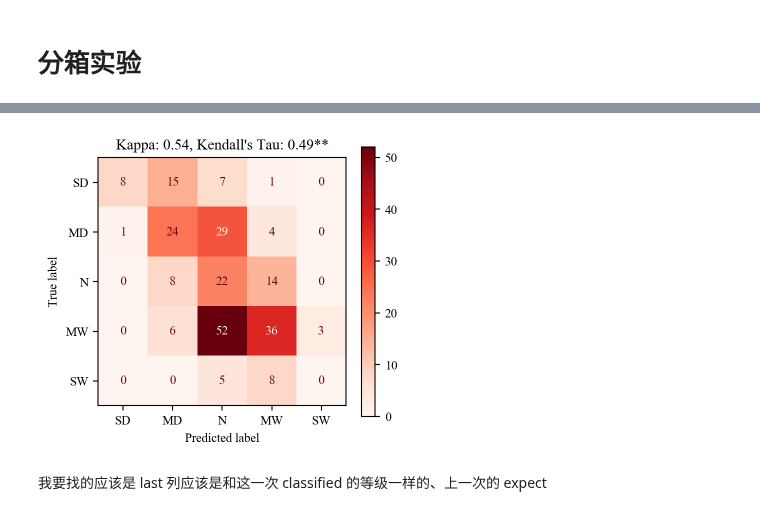
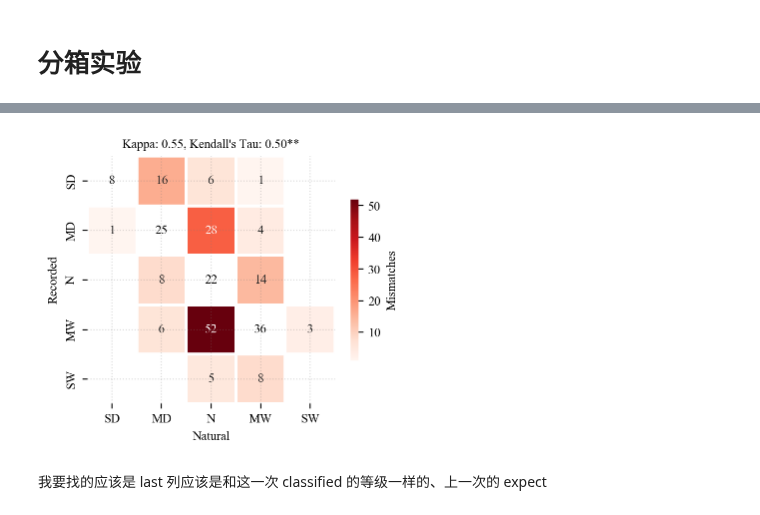
Before and after one commit to SongshGeo/shifting_baseline, a Jupyter notebook: reports/boxes.ipynb, the cells around one changed output, grey strips where cells are left out. Cells and saved outputs as stored; diff of their text form; code cells hidden in the pictures.

```diff
--- a/reports/boxes.ipynb
+++ b/reports/boxes.ipynb
@@ -75,42 +72,57 @@ Sampling 4 chains for 1_000 tune and 2_000 draw iterations (4_000 + 8_000 draws
 # %%
-from past1000.viz.plot import plot_confusion_matrix
+from past1000.utils.plot import plot_confusion_matrix
+from past1000.calibration import notna_confusion_matrix, mismatch_stats, dropna_series
 from past1000.filters import classify
-from past1000.utils.calc import detrend_with_nan
-import seaborn as sns
 import matplotlib.pyplot as plt
 
-from past1000.api.series import HistoricalRecords
+from past1000.data import HistoricalRecords
 from mksci_font import config_font
+from past1000.constants import END, LEVELS, STAGE1, TICK_LABELS
 
+config_font({"font.size": 9})
 palette = plt.get_cmap("coolwarm").reversed()
 
-config_font({"font.size": 9})
-START = 1000
-STAGE1 = 1469
-STAGE2 = 1659
-END = 1949
-LABELS = ["1000-1469", "1469-1649", "1649-1949", "1949-2020"]
-SLICE = slice(STAGE1, END)
-
-# The commented out code is creating an instance of the `HistoricalRecords` class from the `past1000.api.series` module. It is passing the `shp_path` and `data_path` parameters to the constructor of `HistoricalRecords` class using values from `cfg.ds.atlas.shp` and `cfg.ds.atlas.file` respectively.
+# 读取历史数据
 history = HistoricalRecords(
     shp_path=cfg.ds.atlas.shp,
     data_path=cfg.ds.atlas.file,
     symmetrical_level=True,
 )
-history.to_series(inplace=True, interpolate=None, name="historical_mean", how="mode")
+history.to_series(
+    inplace=True,
+    interpolate=None,
+    name="historical_mean",
+    how="mode",
+)
 
+# 获取历史数据和自然数据
+SLICE = slice(STAGE1, END)
 HISTORICAL_RECORDS = history.data.loc[SLICE]
 NATURAL_RECORDS = combined["mean"].loc[SLICE]
-DETREND_N = detrend_with_nan(NATURAL_RECORDS)
 
+# 处理缺失值
+natural, historical = dropna_series(
+    classify(NATURAL_RECORDS),
+    HISTORICAL_RECORDS,
+)
 
-plot_confusion_matrix(
-    y_true=HISTORICAL_RECORDS,
-    y_pred=classify(NATURAL_RECORDS),
-    dropna=True,
-);
+# 计算混淆矩阵
+cm_df = notna_confusion_matrix(
+    y_true=natural,
+    y_pred=historical,
+    labels=TICK_LABELS,
+)
+
+# 计算不匹配情况
+title = mismatch_stats(
+    y_true=natural,
+    y_pred=historical,
+    as_str=True,
+)
+
+# 绘制混淆矩阵
+plot_confusion_matrix(cm_df=cm_df, title=title);
 # %% [output]
-[figure, old version]
+[figure, new version]
 # %% [markdown]
 我要找的应该是 last 列应该是和这一次 classified 的等级一样的、上一次的 expect
```
Also changed, not shown: parts of 16 cells of this notebook, 5 other files.
